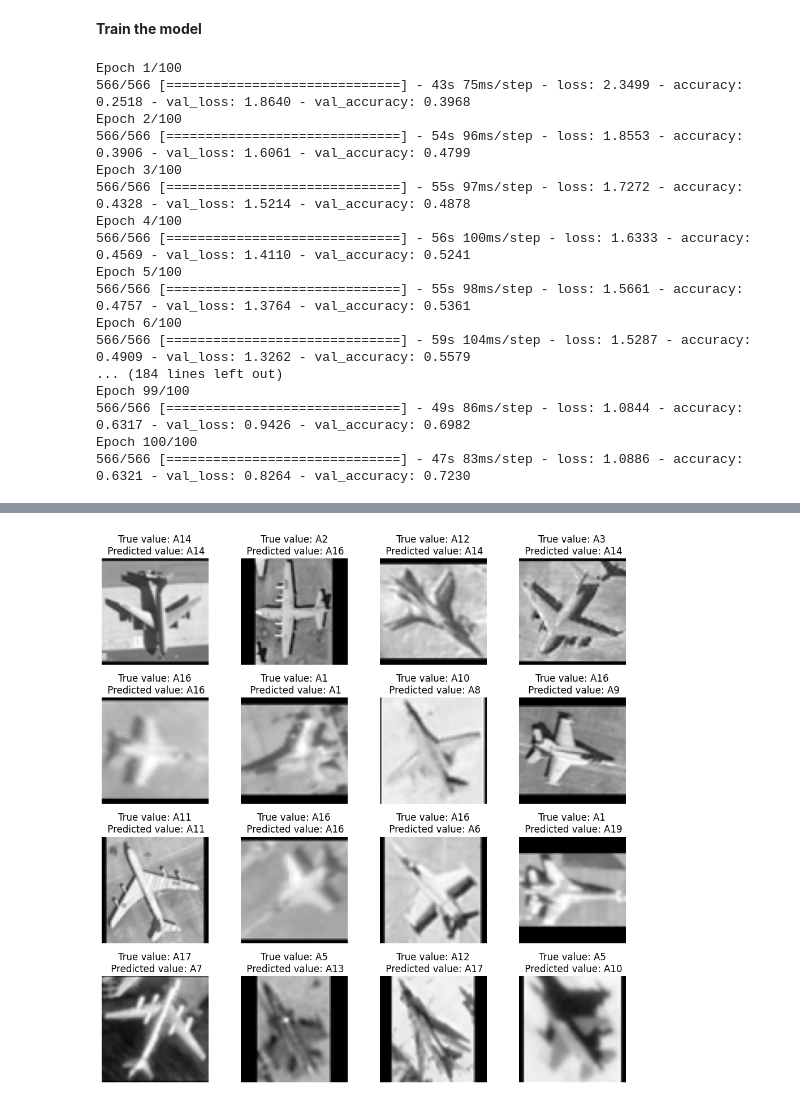
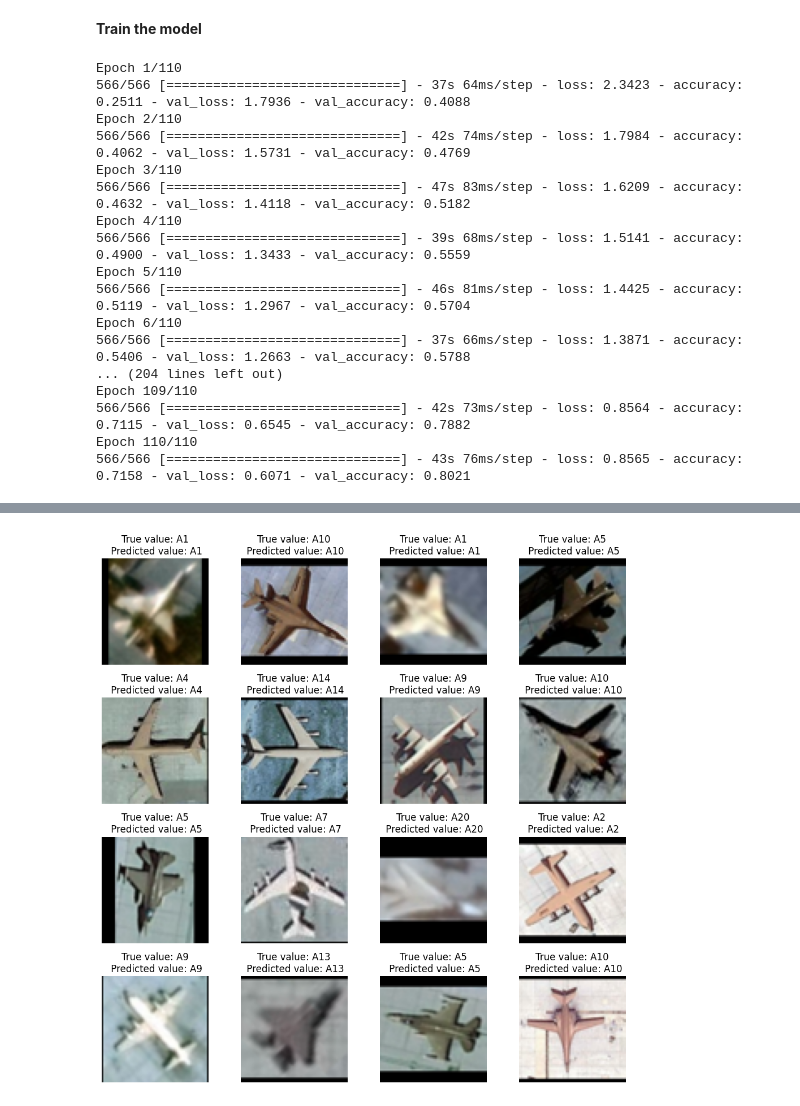
Before and after one commit to TimofiyJ/ML_Aircraft, a Jupyter notebook: main.ipynb, the cells around one changed output, grey strips where cells are left out. Drawn from its saved outputs; the diff is of its cells as text; code cells hidden in the pictures.

Commit message:
feat: save model acc: 0.72, val: 0.8, add markdowns

```diff
--- a/main.ipynb
+++ b/main.ipynb
@@ -587,8 +587,8 @@ validation_generator = validation_datagen.flow(X_val_filtered, Y_val_encoded)
 **Define constants**
 # %%
 NUMBER_OF_CLASSES = len(types)
-EPOCHS = 100
-LEARNING_RATE = 0.0045
+EPOCHS = 110
+LEARNING_RATE = 0.005
 # %% [markdown]
 **Define a model-building function**
 # %%
@@ -602,7 +602,7 @@ def create_model():
         tf.keras.layers.MaxPooling2D(2, 2),
         tf.keras.layers.Flatten(),
         tf.keras.layers.Dense(128, activation='relu'),
-        tf.keras.layers.Dropout(0.4),
+        tf.keras.layers.Dropout(0.3),
         tf.keras.layers.Dense(NUMBER_OF_CLASSES, activation='softmax')
     ])
 
@@ -636,27 +636,27 @@ history = model.fit(
 #     verbose=1
 # )
 # %% [output]
-Epoch 1/100
-566/566 [==============================] - 43s 75ms/step - loss: 2.3499 - accuracy: 0.2518 - val_loss: 1.8640 - val_accuracy: 0.3968
-Epoch 2/100
-566/566 [==============================] - 54s 96ms/step - loss: 1.8553 - accuracy: 0.3906 - val_loss: 1.6061 - val_accuracy: 0.4799
-Epoch 3/100
-566/566 [==============================] - 55s 97ms/step - loss: 1.7272 - accuracy: 0.4328 - val_loss: 1.5214 - val_accuracy: 0.4878
-Epoch 4/100
-566/566 [==============================] - 56s 100ms/step - loss: 1.6333 - accuracy: 0.4569 - val_loss: 1.4110 - val_accuracy: 0.5241
-Epoch 5/100
-566/566 [==============================] - 55s 98ms/step - loss: 1.5661 - accuracy: 0.4757 - val_loss: 1.3764 - val_accuracy: 0.5361
-Epoch 6/100
-566/566 [==============================] - 59s 104ms/step - loss: 1.5287 - accuracy: 0.4909 - val_loss: 1.3262 - val_accuracy: 0.5579
-... (184 lines left out)
-Epoch 99/100
-566/566 [==============================] - 49s 86ms/step - loss: 1.0844 - accuracy: 0.6317 - val_loss: 0.9426 - val_accuracy: 0.6982
-Epoch 100/100
-566/566 [==============================] - 47s 83ms/step - loss: 1.0886 - accuracy: 0.6321 - val_loss: 0.8264 - val_accuracy: 0.7230
+Epoch 1/110
+566/566 [==============================] - 37s 64ms/step - loss: 2.3423 - accuracy: 0.2511 - val_loss: 1.7936 - val_accuracy: 0.4088
+Epoch 2/110
+566/566 [==============================] - 42s 74ms/step - loss: 1.7984 - accuracy: 0.4062 - val_loss: 1.5731 - val_accuracy: 0.4769
+Epoch 3/110
+566/566 [==============================] - 47s 83ms/step - loss: 1.6209 - accuracy: 0.4632 - val_loss: 1.4118 - val_accuracy: 0.5182
+Epoch 4/110
+566/566 [==============================] - 39s 68ms/step - loss: 1.5141 - accuracy: 0.4900 - val_loss: 1.3433 - val_accuracy: 0.5559
+Epoch 5/110
+566/566 [==============================] - 46s 81ms/step - loss: 1.4425 - accuracy: 0.5119 - val_loss: 1.2967 - val_accuracy: 0.5704
+Epoch 6/110
+566/566 [==============================] - 37s 66ms/step - loss: 1.3871 - accuracy: 0.5406 - val_loss: 1.2663 - val_accuracy: 0.5788
+... (204 lines left out)
+Epoch 109/110
+566/566 [==============================] - 42s 73ms/step - loss: 0.8564 - accuracy: 0.7115 - val_loss: 0.6545 - val_accuracy: 0.7882
+Epoch 110/110
+566/566 [==============================] - 43s 76ms/step - loss: 0.8565 - accuracy: 0.7158 - val_loss: 0.6071 - val_accuracy: 0.8021
 # %%
-predictions = model.predict(X_test)
+predictions = model.predict(X_test_filtered)
 
-y_orig_true = label_binarizer.inverse_transform(Y_test)
+y_orig_true = label_binarizer.inverse_transform(Y_test_encoded)
 y_orig_pred  = label_binarizer.inverse_transform(predictions)
 
 
@@ -680 +680 @@ plt.show()
-[figure, old version]
+[figure, new version]
```
Also changed, not shown: parts of 1 cell of this notebook, 5 other files.
